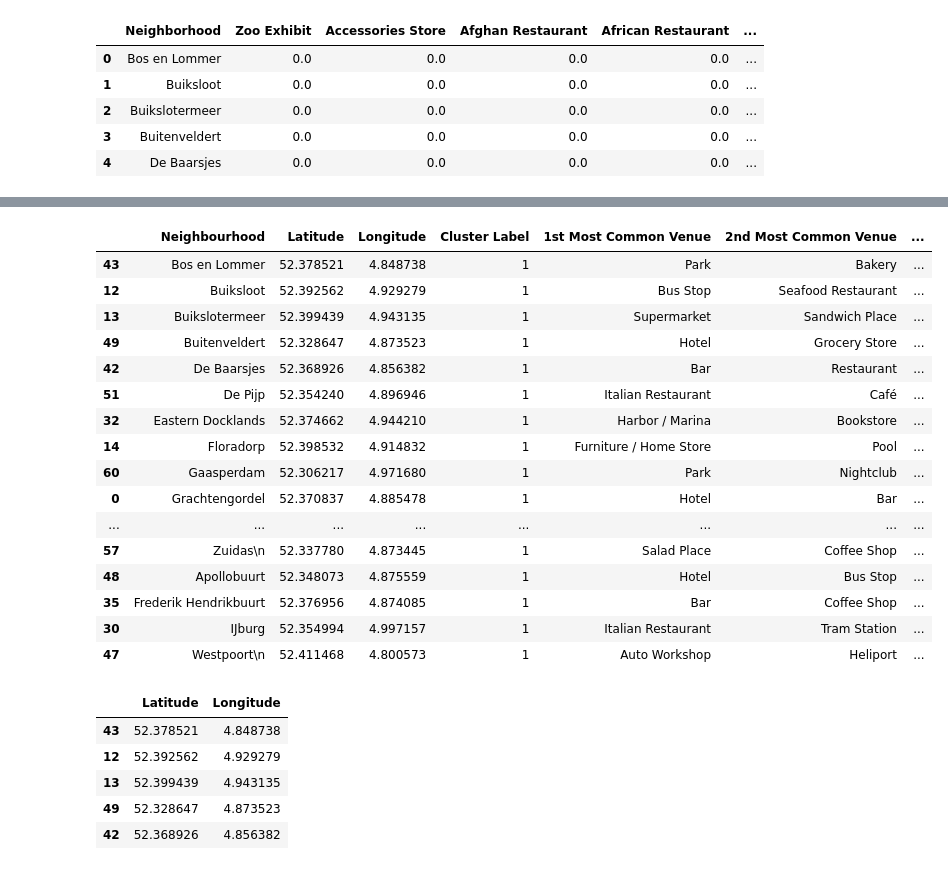
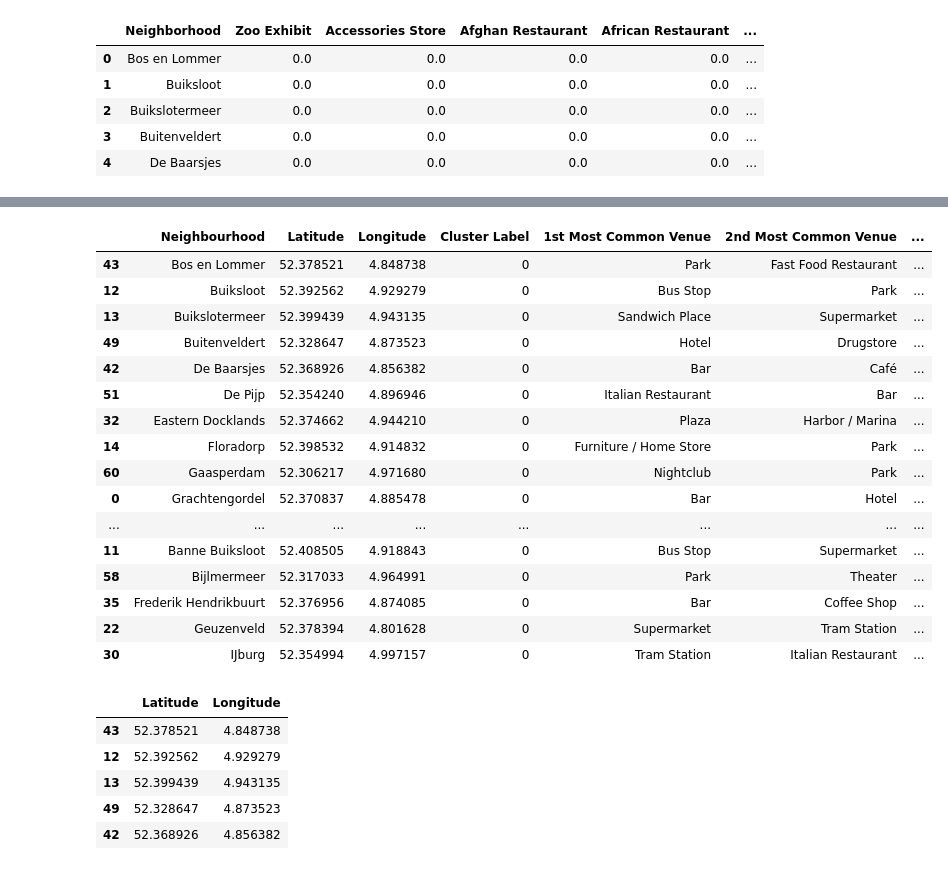
Before and after one commit to SLammertink/Coursera_Capstone, a Jupyter notebook: Russian Restaurant in Amsterdam , the Netherlands, week 2.ipynb, the cells around one changed output, grey strips where cells are left out. Drawn from its saved outputs; the diff is of its cells as text; code cells hidden in the pictures.

```diff
--- a/Russian Restaurant in Amsterdam , the Netherlands, week 2.ipynb
+++ b/Russian Restaurant in Amsterdam , the Netherlands, week 2.ipynb
@@ -625,24 +627,24 @@ map_clusters
 [interactive output not drawn]
 # %%
 #ams_merged.head()
-ams_cluster_1 = ams_merged[ams_merged['Cluster Label'] == 1]
-ams_cluster_1
+ams_cluster_0 = ams_merged[ams_merged['Cluster Label'] == 0]
+ams_cluster_0
 # %% [output]
 |  | Neighbourhood | Latitude | Longitude | Cluster Label | 1st Most Common Venue | 2nd Most Common Venue | ... |
-| 43 | Bos en Lommer | 52.378521 | 4.848738 | 1 | Park | Bakery | ... |
-| 12 | Buiksloot | 52.392562 | 4.929279 | 1 | Bus Stop | Seafood Restaurant | ... |
-| 13 | Buikslotermeer | 52.399439 | 4.943135 | 1 | Supermarket | Sandwich Place | ... |
-| 49 | Buitenveldert | 52.328647 | 4.873523 | 1 | Hotel | Grocery Store | ... |
-| 42 | De Baarsjes | 52.368926 | 4.856382 | 1 | Bar | Restaurant | ... |
-| 51 | De Pijp | 52.354240 | 4.896946 | 1 | Italian Restaurant | Café | ... |
-| 32 | Eastern Docklands | 52.374662 | 4.944210 | 1 | Harbor / Marina | Bookstore | ... |
-| 14 | Floradorp | 52.398532 | 4.914832 | 1 | Furniture / Home Store | Pool | ... |
-| 60 | Gaasperdam | 52.306217 | 4.971680 | 1 | Park | Nightclub | ... |
-| 0 | Grachtengordel | 52.370837 | 4.885478 | 1 | Hotel | Bar | ... |
+| 43 | Bos en Lommer | 52.378521 | 4.848738 | 0 | Park | Fast Food Restaurant | ... |
+| 12 | Buiksloot | 52.392562 | 4.929279 | 0 | Bus Stop | Park | ... |
+| 13 | Buikslotermeer | 52.399439 | 4.943135 | 0 | Sandwich Place | Supermarket | ... |
+| 49 | Buitenveldert | 52.328647 | 4.873523 | 0 | Hotel | Drugstore | ... |
+| 42 | De Baarsjes | 52.368926 | 4.856382 | 0 | Bar | Café | ... |
+| 51 | De Pijp | 52.354240 | 4.896946 | 0 | Italian Restaurant | Bar | ... |
+| 32 | Eastern Docklands | 52.374662 | 4.944210 | 0 | Plaza | Harbor / Marina | ... |
+| 14 | Floradorp | 52.398532 | 4.914832 | 0 | Furniture / Home Store | Park | ... |
+| 60 | Gaasperdam | 52.306217 | 4.971680 | 0 | Nightclub | Park | ... |
+| 0 | Grachtengordel | 52.370837 | 4.885478 | 0 | Bar | Hotel | ... |
 | ... | ... | ... | ... | ... | ... | ... | ... |
-| 57 | Zuidas\n | 52.337780 | 4.873445 | 1 | Salad Place | Coffee Shop | ... |
-| 48 | Apollobuurt | 52.348073 | 4.875559 | 1 | Hotel | Bus Stop | ... |
-| 35 | Frederik Hendrikbuurt | 52.376956 | 4.874085 | 1 | Bar | Coffee Shop | ... |
-| 30 | IJburg | 52.354994 | 4.997157 | 1 | Italian Restaurant | Tram Station | ... |
-| 47 | Westpoort\n | 52.411468 | 4.800573 | 1 | Auto Workshop | Heliport | ... |
+| 11 | Banne Buiksloot | 52.408505 | 4.918843 | 0 | Bus Stop | Supermarket | ... |
+| 58 | Bijlmermeer | 52.317033 | 4.964991 | 0 | Park | Theater | ... |
+| 35 | Frederik Hendrikbuurt | 52.376956 | 4.874085 | 0 | Bar | Coffee Shop | ... |
+| 22 | Geuzenveld | 52.378394 | 4.801628 | 0 | Supermarket | Tram Station | ... |
+| 30 | IJburg | 52.354994 | 4.997157 | 0 | Tram Station | Italian Restaurant | ... |
 # %%
```
Also changed, not shown: parts of 22 cells of this notebook.
